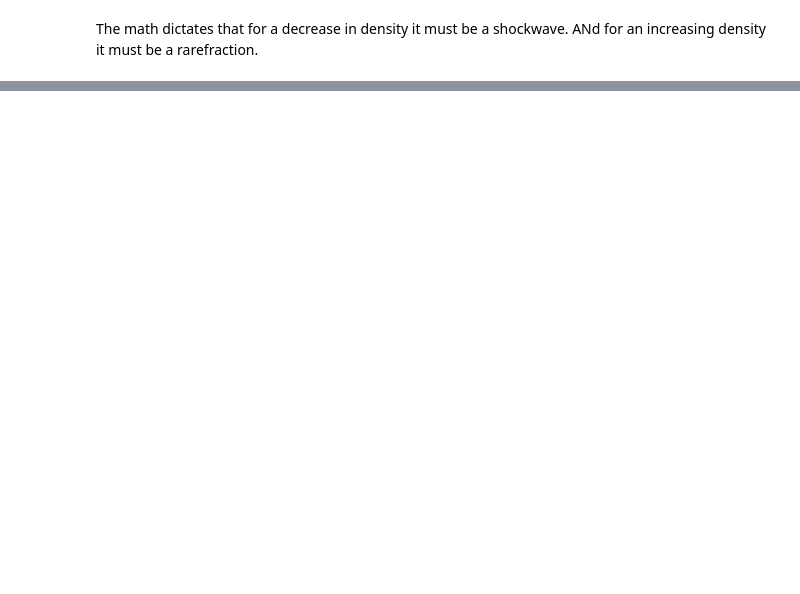
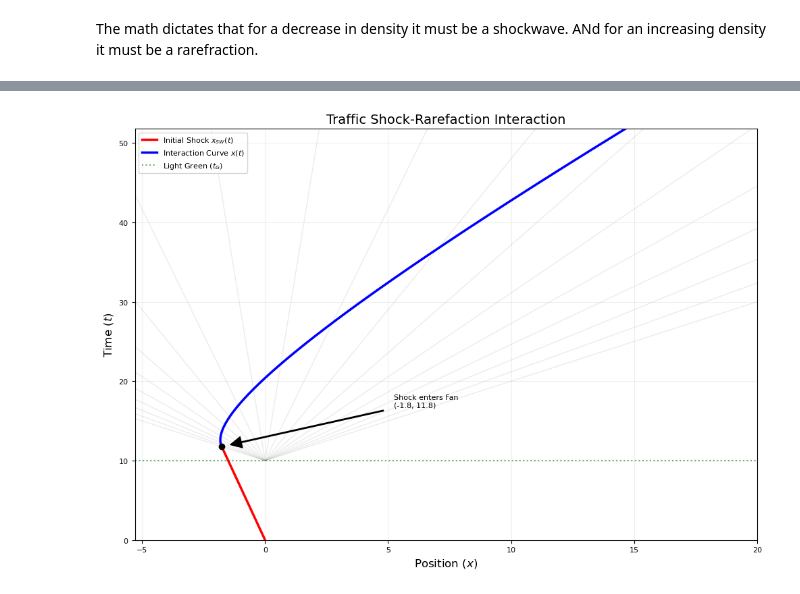
Before and after one commit to Javed54218/Group-4---Traffic, a Jupyter notebook: LWR_library_test.ipynb, the cells around one changed output, grey strips where cells are left out. Cells and saved outputs as stored; diff of their text form; code cells hidden in the pictures; blank space fills up the shorter version.

Commit message:
added some code gemini helped me make to plot the flow of traffic from the beginning of a red light and after the green wave and shock wave combine

```diff
--- a/LWR_library_test.ipynb
+++ b/LWR_library_test.ipynb
@@ -87,0 +90,62 @@ The math dictates that for a decrease in density it must be a shockwave. ANd for
+# %%
+import numpy as np
+import matplotlib.pyplot as plt
+
+# Parameters
+rho_in = 0.15
+t_R = 0
+t_delay = 10
+t_G = t_R + t_delay
+D = 0
+s = -rho_in  # Shock speed
+
+# Transition Point
+t_star = (t_G + s * t_R) / (1 + s)
+x_star = D + s * (t_star - t_R)
+
+# Ranges
+t_max = t_star + 40
+t_fan = np.linspace(t_G, t_max, 100)
+
+plt.figure(figsize=(10, 7))
+
+# Rarefaction Fan
+# These represent the 'information' waves spreading out from the green light
+fan_slopes = np.linspace(-1, 1, 20)
+for slope in fan_slopes:
+    # x = v*t -> in this plot x = D + slope * (t - t_G)
+    x_f = D + slope * (t_fan - t_G)
+    plt.plot(x_f, t_fan, color='gray', alpha=0.15, lw=1)
+
+# Initial Shock Wave
+t_sw = np.linspace(t_R, t_star, 100)
+x_sw = D + s * (t_sw - t_R)
+plt.plot(x_sw, t_sw, 'r', lw=2.5, label='Initial Shock $x_{SW}(t)$')
+
+# Transition Region
+t_trans = np.linspace(t_star, t_max, 400)
+lin_term = (1 - 2 * rho_in) * (t_trans - t_G)
+sqrt_inner = (s * (t_R - t_G) * (t_trans - t_G)) / (1 + s)
+decay_term = - 2 * (1 - rho_in) * np.sqrt(sqrt_inner)
+x_t = lin_term + D + decay_term
+plt.plot(x_t, t_trans, 'b', lw=2.5, label='Interaction Curve $x(t)$')
+
+# Annotations & Formatting
+plt.scatter([x_star], [t_star], color='black', zorder=5)
+plt.annotate(f'Shock enters Fan\n({x_star:.1f}, {t_star:.1f})',
+             xy=(x_star, t_star), xytext=(x_star + 7, t_star + 5),
+             arrowprops=dict(facecolor='black', shrink=0.05, width=1))
+
+plt.axhline(t_G, color='green', ls=':', alpha=0.6, label='Light Green ($t_G$)')
+plt.title('Traffic Shock-Rarefaction Interaction', fontsize=14)
+plt.xlabel('Position ($x$)', fontsize=12)
+plt.ylabel('Time ($t$)', fontsize=12)
+plt.xlim(x_star * 3, 20)
+plt.ylim(0, t_max)
+plt.grid(True, alpha=0.2)
+plt.legend(loc='upper left')
+
+plt.tight_layout()
+plt.show()
+# %% [output]
+[figure, added]
```
Also changed, not shown: parts of 3 cells of this notebook.
